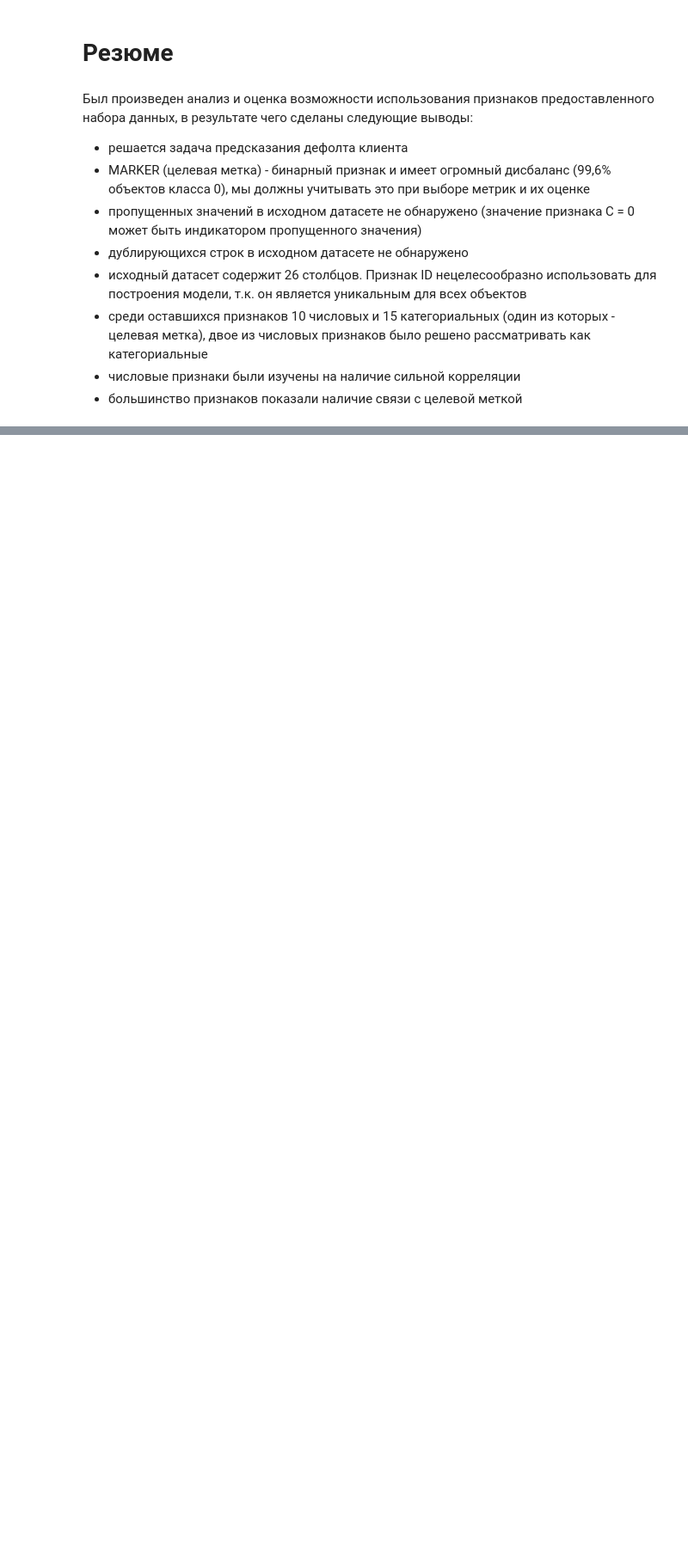
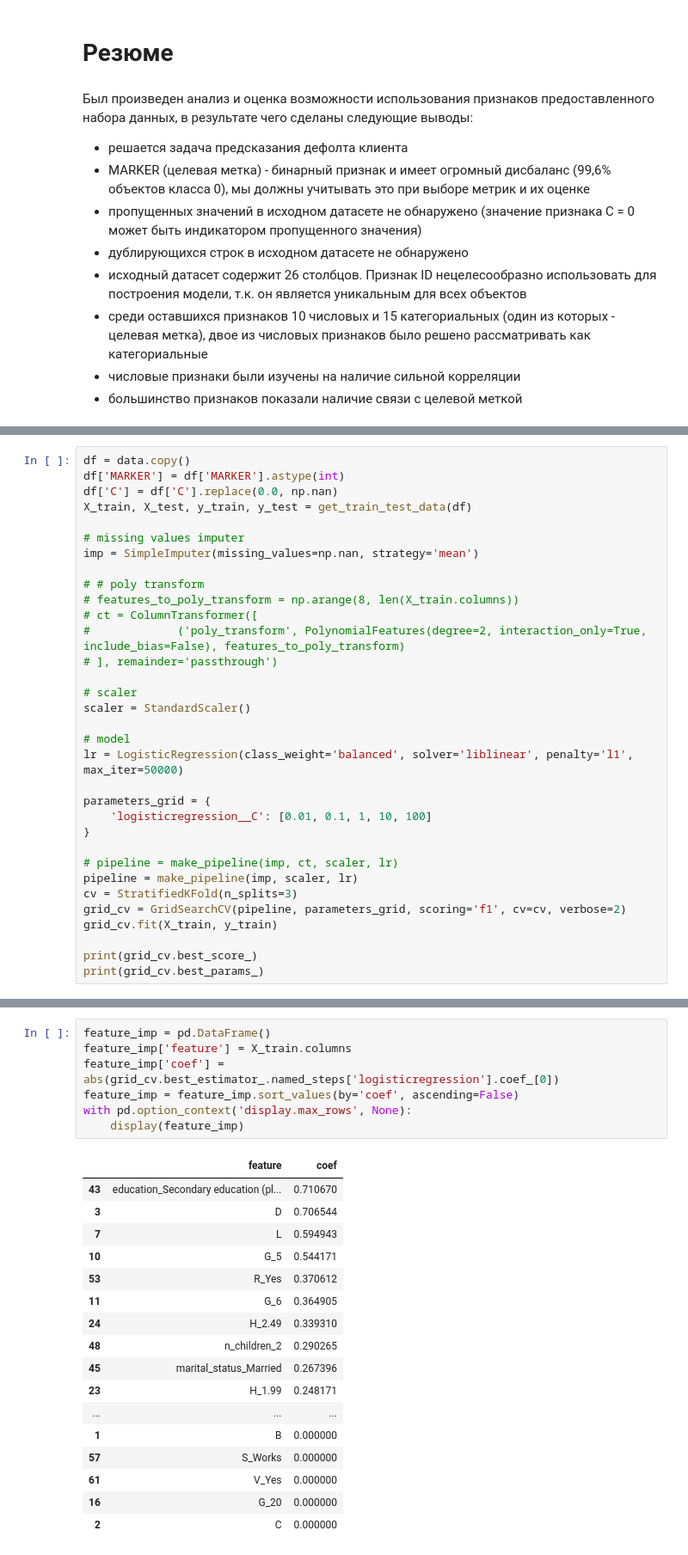
Before and after one commit to Bayramova/alpha_bank_test_task, a Jupyter notebook: test_task.ipynb, the cells around one changed output, grey strips where cells are left out. Shown at 86% size. Drawn from its saved outputs; the diff is of its cells as text; blank space fills up the shorter version.

```diff
--- a/test_task.ipynb
+++ b/test_task.ipynb
@@ -790,0 +908,33 @@ plt.show()
+# %%
+df = data.copy()
+df['MARKER'] = df['MARKER'].astype(int)
+df['C'] = df['C'].replace(0.0, np.nan)
+X_train, X_test, y_train, y_test = get_train_test_data(df)
+
+# missing values imputer
+imp = SimpleImputer(missing_values=np.nan, strategy='mean')
+
+# # poly transform
+# features_to_poly_transform = np.arange(8, len(X_train.columns))
+# ct = ColumnTransformer([
+#             ('poly_transform', PolynomialFeatures(degree=2, interaction_only=True, include_bias=False), features_to_poly_transform)
+# ], remainder='passthrough')
+
+# scaler
+scaler = StandardScaler()
+
+# model
+lr = LogisticRegression(class_weight='balanced', solver='liblinear', penalty='l1', max_iter=50000)
+
+parameters_grid = {
+    'logisticregression__C': [0.01, 0.1, 1, 10, 100]
+}
+
+# pipeline = make_pipeline(imp, ct, scaler, lr)
+pipeline = make_pipeline(imp, scaler, lr)
+cv = StratifiedKFold(n_splits=3)
+grid_cv = GridSearchCV(pipeline, parameters_grid, scoring='f1', cv=cv, verbose=2)
+grid_cv.fit(X_train, y_train)
+
+print(grid_cv.best_score_)
+print(grid_cv.best_params_)
@@ -790,0 +959,25 @@ plt.show()
+# %%
+feature_imp = pd.DataFrame()
+feature_imp['feature'] = X_train.columns
+feature_imp['coef'] = abs(grid_cv.best_estimator_.named_steps['logisticregression'].coef_[0])
+feature_imp = feature_imp.sort_values(by='coef', ascending=False)
+with pd.option_context('display.max_rows', None):
+    display(feature_imp)
+# %% [output]
+|  | feature | coef |
+| 43 | education_Secondary education (pl... | 0.710670 |
+| 3 | D | 0.706544 |
+| 7 | L | 0.594943 |
+| 10 | G_5 | 0.544171 |
+| 53 | R_Yes | 0.370612 |
+| 11 | G_6 | 0.364905 |
+| 24 | H_2.49 | 0.339310 |
+| 48 | n_children_2 | 0.290265 |
+| 45 | marital_status_Married | 0.267396 |
+| 23 | H_1.99 | 0.248171 |
+| ... | ... | ... |
+| 1 | B | 0.000000 |
+| 57 | S_Works | 0.000000 |
+| 61 | V_Yes | 0.000000 |
+| 16 | G_20 | 0.000000 |
+| 2 | C | 0.000000 |
```
Also changed, not shown: parts of 12 cells of this notebook.
